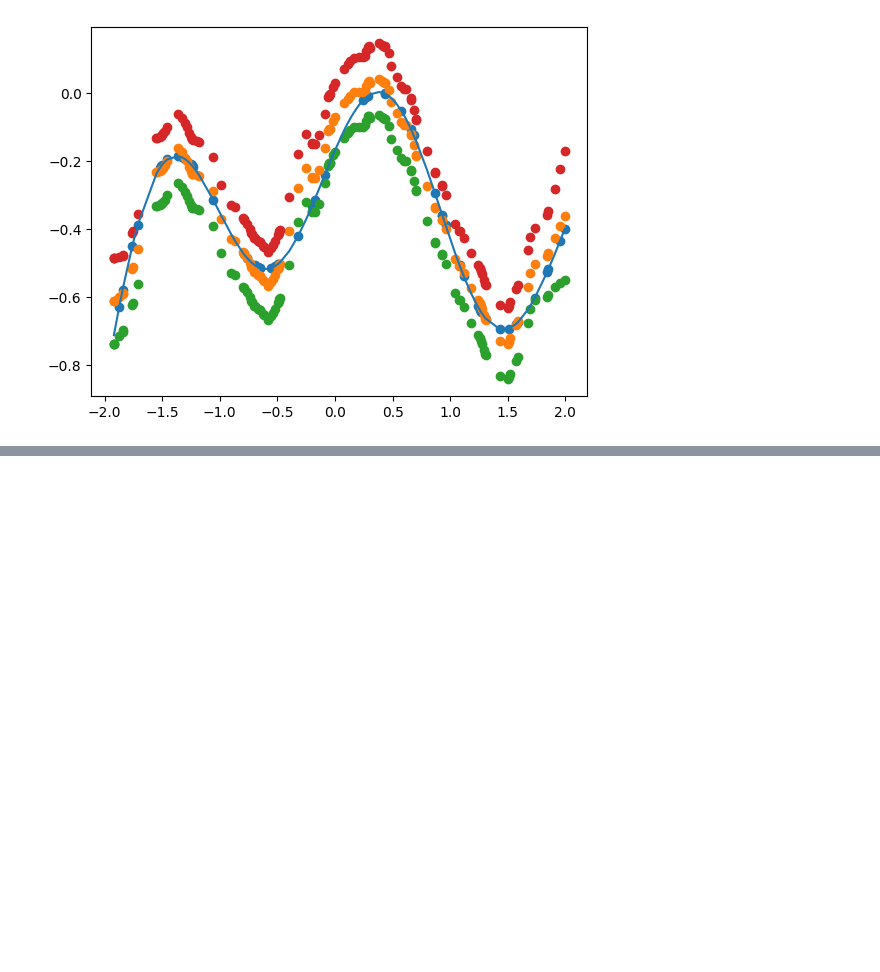
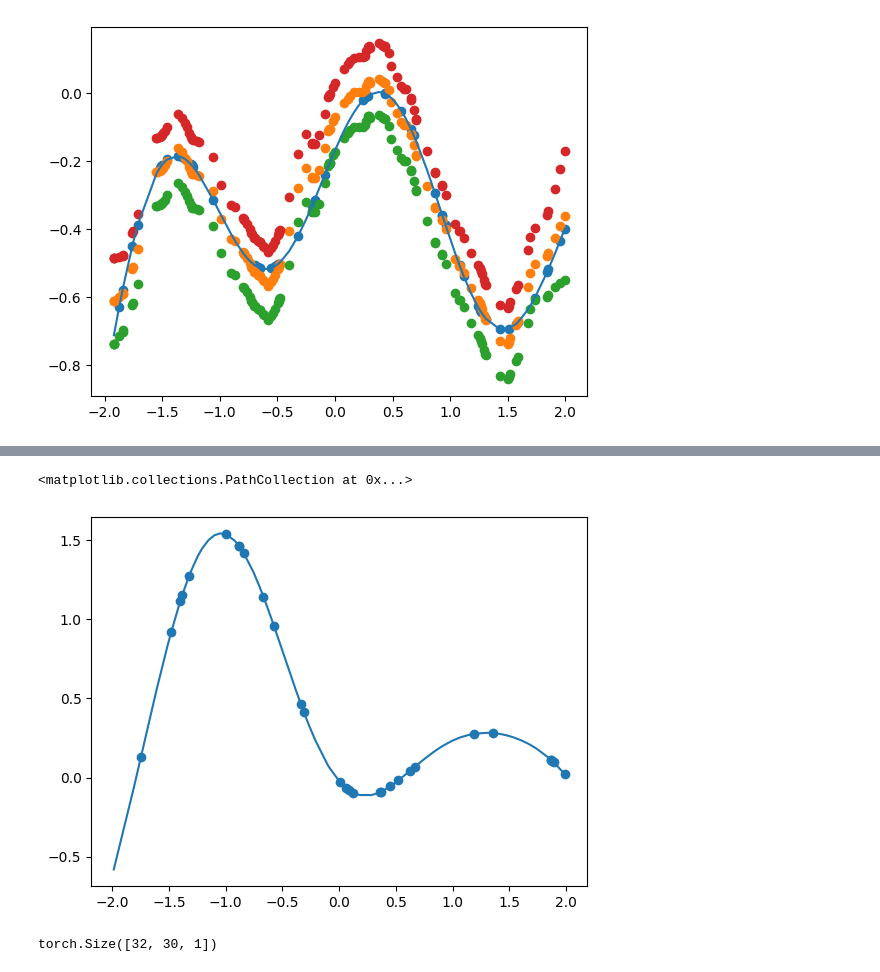
Before and after one commit to sachdved/NPR_for_Proteins, a Jupyter notebook: 1DRegressionNPR.ipynb, the cells around one changed output, grey strips where cells are left out. Drawn from its saved outputs; the diff is of its cells as text; code cells hidden in the pictures; blank space fills up the shorter version.

```diff
--- a/1DRegressionNPR.ipynb
+++ b/1DRegressionNPR.ipynb
@@ -526,0 +713,14 @@ plt.scatter(x_target[20], (mu.detach().numpy()[20]+var.detach().numpy()[20]).res
+# %%
+plt.plot(X[10], Y[10])
+plt.scatter(x_context[10], y_context[10])
+
+#plt.scatter(x_target[10], mu.detach().numpy()[10])
+#plt.scatter(x_target[10].squeeze(), (mu.detach().numpy()[10]-var.detach().numpy()[10]).reshape(128,))
+#plt.scatter(x_target[10], (mu.detach().numpy()[10]+var.detach().numpy()[10]).reshape(128,))
+# %% [output]
+<matplotlib.collections.PathCollection at 0x...>
+[figure, added]
+# %%
+x_context.shape
+# %% [output]
+torch.Size([32, 30, 1])
```
Also changed, not shown: parts of 12 cells of this notebook, 1 other file.
